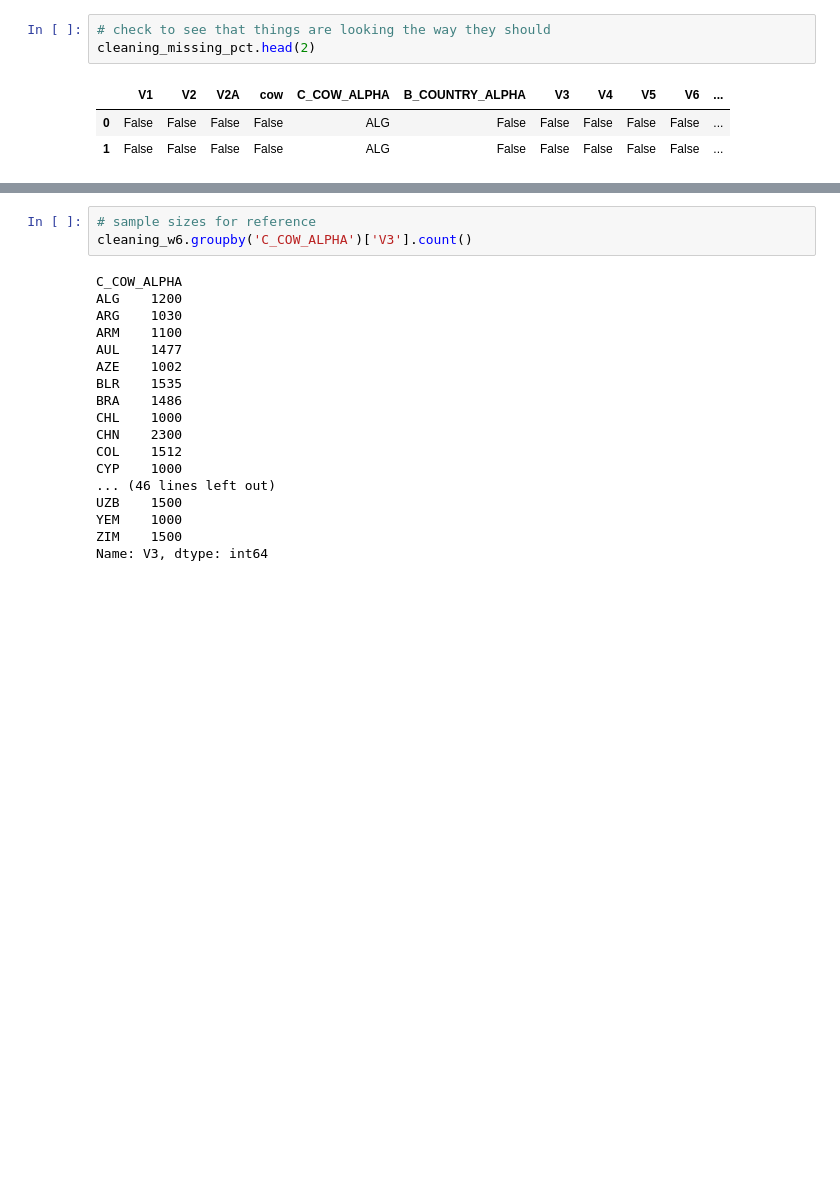
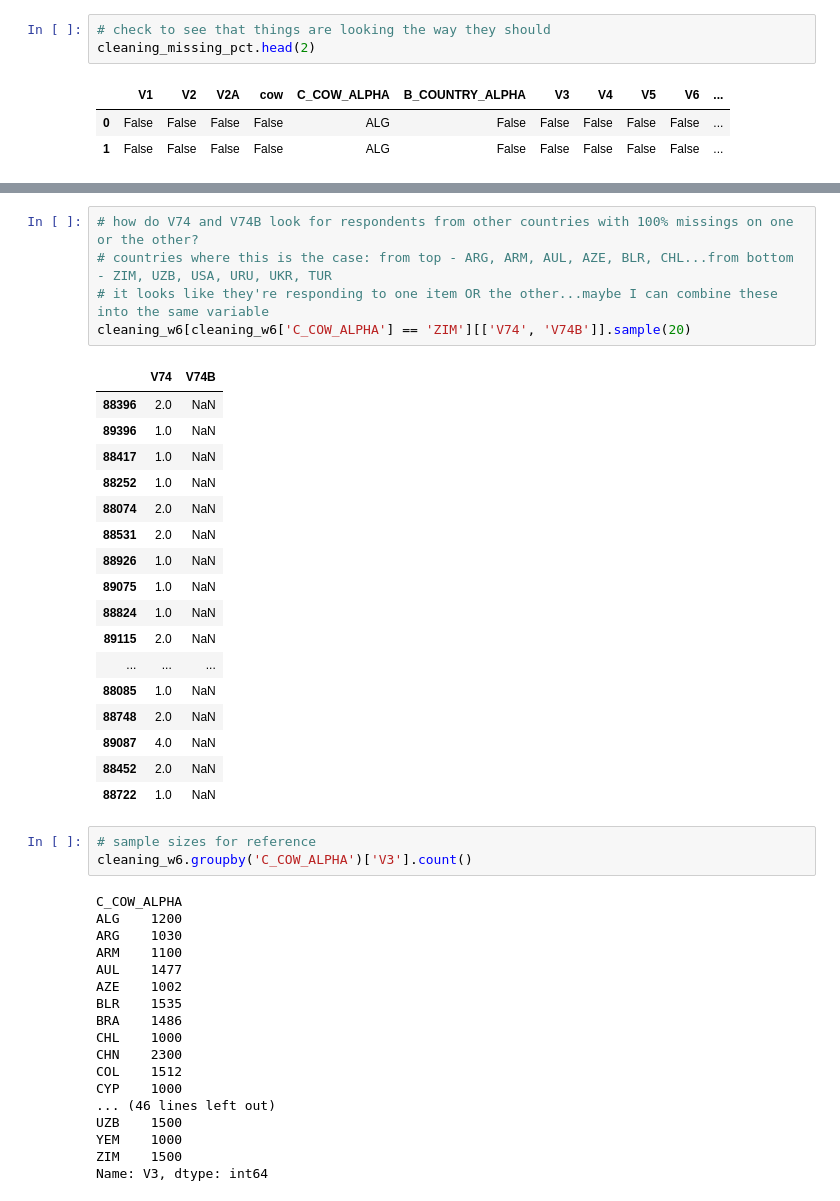
Before and after one commit to ocnrandolph/Evaluating_Happiness, a Jupyter notebook: notebooks/WVS_wave_6_data_cleaning.ipynb, the cells around one changed output, grey strips where cells are left out. Drawn from its saved outputs; the diff is of its cells as text; blank space fills up the shorter version.

```diff
--- a/notebooks/WVS_wave_6_data_cleaning.ipynb
+++ b/notebooks/WVS_wave_6_data_cleaning.ipynb
@@ -651,3 +726,26 @@ dtype: float64
+# %%
+# how do V74 and V74B look for respondents from other countries with 100% missings on one or the other?
+# countries where this is the case: from top - ARG, ARM, AUL, AZE, BLR, CHL...from bottom - ZIM, UZB, USA, URU, UKR, TUR
+# it looks like they're responding to one item OR the other...maybe I can combine these into the same variable
+cleaning_w6[cleaning_w6['C_COW_ALPHA'] == 'ZIM'][['V74', 'V74B']].sample(20)
+# %% [output]
+|  | V74 | V74B |
+| 88396 | 2.0 | NaN |
+| 89396 | 1.0 | NaN |
+| 88417 | 1.0 | NaN |
+| 88252 | 1.0 | NaN |
+| 88074 | 2.0 | NaN |
+| 88531 | 2.0 | NaN |
+| 88926 | 1.0 | NaN |
+| 89075 | 1.0 | NaN |
+| 88824 | 1.0 | NaN |
+| 89115 | 2.0 | NaN |
+| ... | ... | ... |
+| 88085 | 1.0 | NaN |
+| 88748 | 2.0 | NaN |
+| 89087 | 4.0 | NaN |
+| 88452 | 2.0 | NaN |
+| 88722 | 1.0 | NaN |
 # %%
 # sample sizes for reference
 cleaning_w6.groupby('C_COW_ALPHA')['V3'].count()
```
Also changed, not shown: parts of 10 cells of this notebook.
